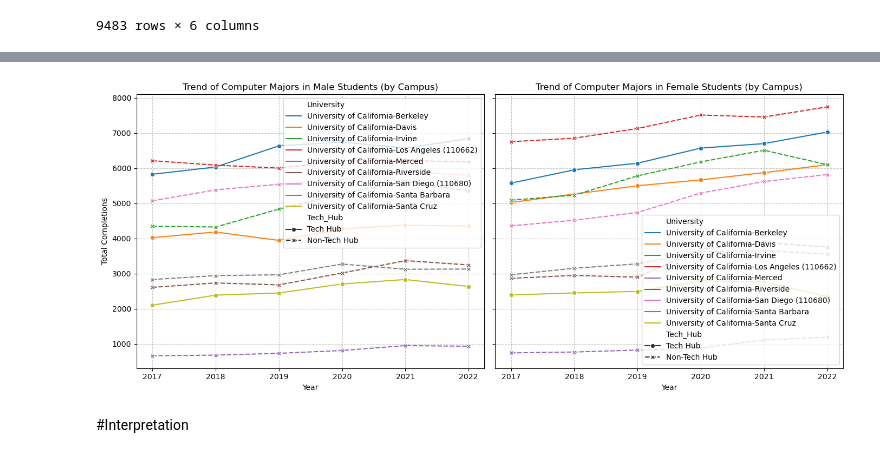
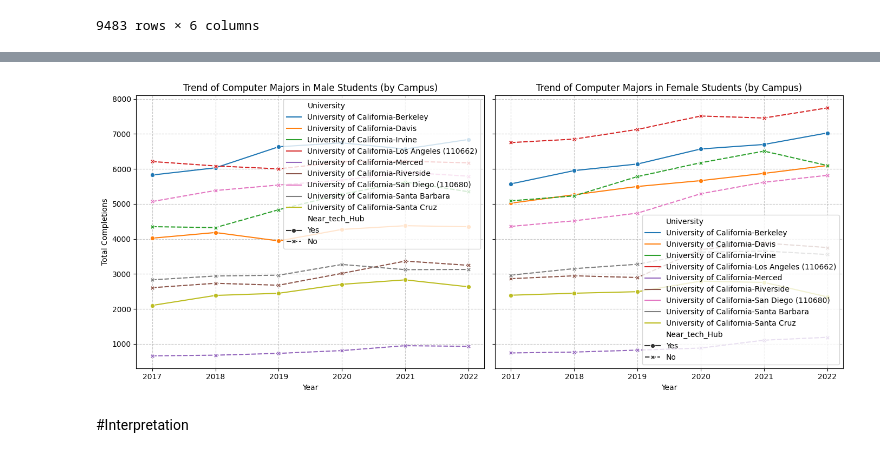
Before and after one commit to amelialei/UC-CS-Analysis, a Jupyter notebook: MATH189_final_project.ipynb, the cells around one changed output, grey strips where cells are left out. Cells and saved outputs as stored; diff of their text form; code cells hidden in the pictures.

```diff
--- a/MATH189_final_project.ipynb
+++ b/MATH189_final_project.ipynb
@@ -469,6 +468,6 @@ df
 | 783 | Other History | 2020 | University of California-Riverside | Men | 1 | No |
 9483 rows × 6 columns
 # %%
-uc_trend = df.groupby(['Year', 'Gender', 'University', 'Tech_Hub'])['Completions'].sum().reset_index()
+uc_trend = df.groupby(['Year', 'Gender', 'University', 'Near_tech_Hub'])['Completions'].sum().reset_index()
 uc_trend
 # %% [output]
@@ -476,28 +487,28 @@ KeyError: 'Tech_Hub'
 # %%
 male_data = uc_trend[uc_trend['Gender'] == "Men"]
 female_data = uc_trend[uc_trend['Gender'] == "Women"]
 
 fig, axes = plt.subplots(1, 2, figsize=(14, 6), sharey=True)
 
 # Plot for Male Students
-sns.lineplot(data=male_data, x='Year', y='Completions', hue='University', style='Tech_Hub', markers=True, ax=axes[0])
+sns.lineplot(data=male_data, x='Year', y='Completions', hue='University', style='Near_tech_Hub', markers=True, ax=axes[0])
 axes[0].set_title("Trend of Computer Majors in Male Students (by Campus)")
 axes[0].set_xlabel("Year")
 axes[0].set_ylabel("Total Completions")
 axes[0].grid(True, linestyle="--", alpha=0.7)
 
 # Plot for Female Students
-sns.lineplot(data=female_data, x='Year', y='Completions', hue='University', style='Tech_Hub', markers=True, ax=axes[1])
+sns.lineplot(data=female_data, x='Year', y='Completions', hue='University', style='Near_tech_Hub', markers=True, ax=axes[1])
 axes[1].set_title("Trend of Computer Majors in Female Students (by Campus)")
 axes[1].set_xlabel("Year")
 axes[1].set_ylabel("Total Completions")
 axes[1].grid(True, linestyle="--", alpha=0.7)
 
 # Display the plots
 plt.tight_layout()
 plt.show()
 # %% [output]
-[figure, old version]
+[figure, new version]
 # %% [markdown]
 #Interpretation
 # %% [markdown]
```
Also changed, not shown: parts of 28 cells of this notebook.
